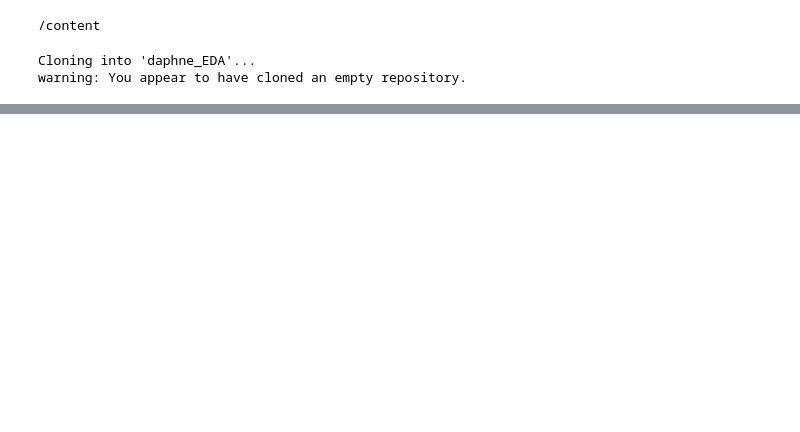
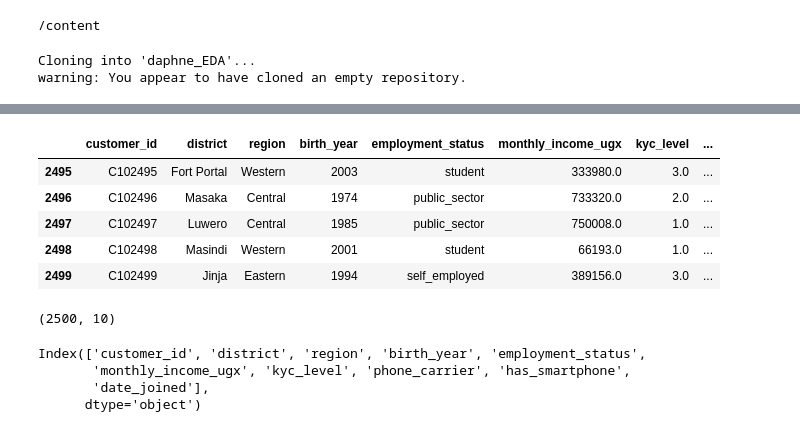
Before and after one commit to DaphneDana/daphne_EDA, a Jupyter notebook: dana_eda.ipynb, the cells around one changed output, grey strips where cells are left out. Drawn from its saved outputs; the diff is of its cells as text; code cells hidden in the pictures; blank space fills up the shorter version.

```diff
--- a/dana_eda.ipynb
+++ b/dana_eda.ipynb
@@ -18,0 +220,20 @@ mv: cannot stat '/content/dana_eda.ipynb': No such file or directory
+# %%
+df.tail()
+# %% [output]
+|  | customer_id | district | region | birth_year | employment_status | monthly_income_ugx | kyc_level | ... |
+| 2495 | C102495 | Fort Portal | Western | 2003 | student | 333980.0 | 3.0 | ... |
+| 2496 | C102496 | Masaka | Central | 1974 | public_sector | 733320.0 | 2.0 | ... |
+| 2497 | C102497 | Luwero | Central | 1985 | public_sector | 750008.0 | 1.0 | ... |
+| 2498 | C102498 | Masindi | Western | 2001 | student | 66193.0 | 1.0 | ... |
+| 2499 | C102499 | Jinja | Eastern | 1994 | self_employed | 389156.0 | 3.0 | ... |
+# %%
+df.shape
+# %% [output]
+(2500, 10)
+# %%
+df.columns
+# %% [output]
+Index(['customer_id', 'district', 'region', 'birth_year', 'employment_status',
+       'monthly_income_ugx', 'kyc_level', 'phone_carrier', 'has_smartphone',
+       'date_joined'],
+      dtype='object')
```
Also changed, not shown: parts of 47 cells of this notebook.
